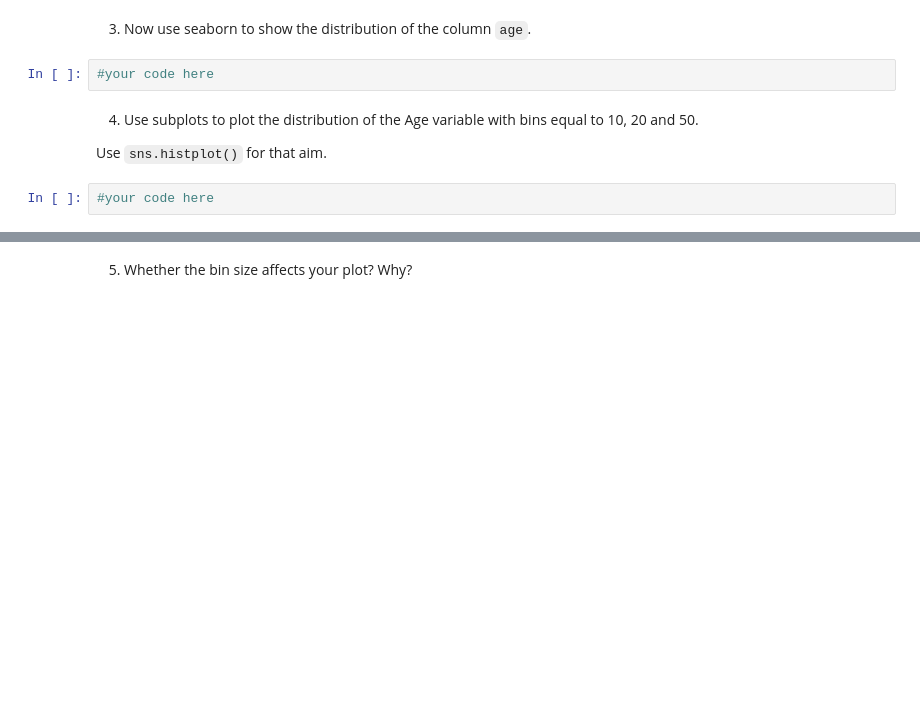
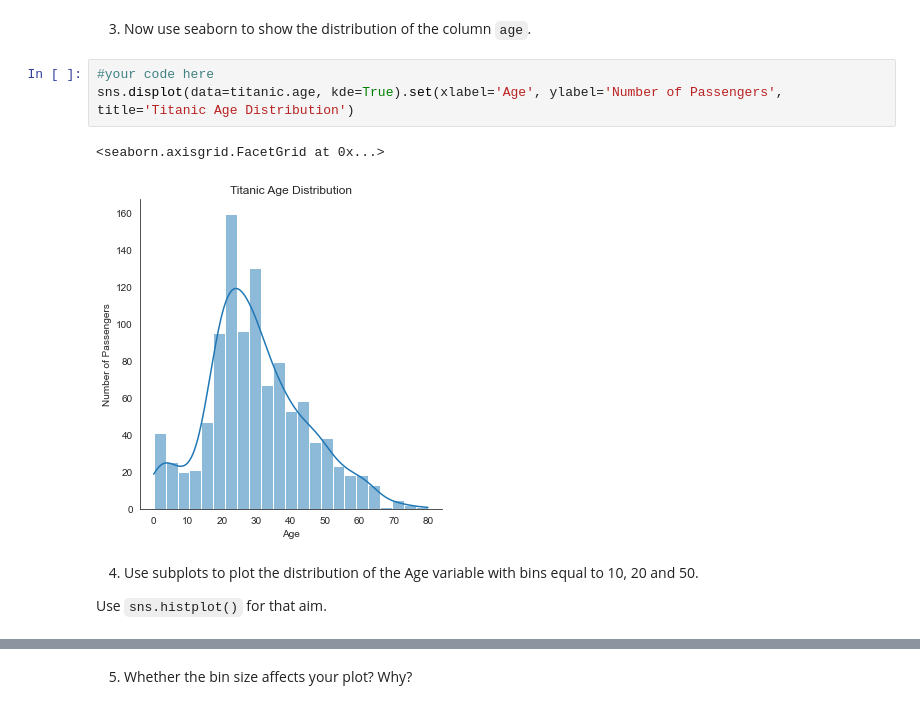
Before and after one commit to Garcipaldis/bridge_datascience_JorgeGarcia, a Jupyter notebook: Excercises/Titanic/Titanic/2_Titanic-Visualisation.ipynb, the cells around one changed output, grey strips where cells are left out. Drawn from its saved outputs; the diff is of its cells as text; blank space fills up the shorter version.

```diff
--- a/Excercises/Titanic/Titanic/2_Titanic-Visualisation.ipynb
+++ b/Excercises/Titanic/Titanic/2_Titanic-Visualisation.ipynb
@@ -23,10 +40,12 @@ filename = "titanic_cleaned.csv"
 # %% [markdown]
 3. Now use seaborn to show the distribution of the column `age`.
-# %%
-#your code here
+# %%
+#your code here
+sns.displot(data=titanic.age, kde=True).set(xlabel='Age', ylabel='Number of Passengers', title='Titanic Age Distribution')
+# %% [output]
+<seaborn.axisgrid.FacetGrid at 0x...>
+[figure, added]
 # %% [markdown]
 4. Use subplots to plot the distribution of the Age variable with bins equal to 10, 20 and 50.
 
 Use `sns.histplot()` for that aim.
-# %%
-#your code here
```
Also changed, not shown: parts of 25 cells of this notebook, 9 other files.
